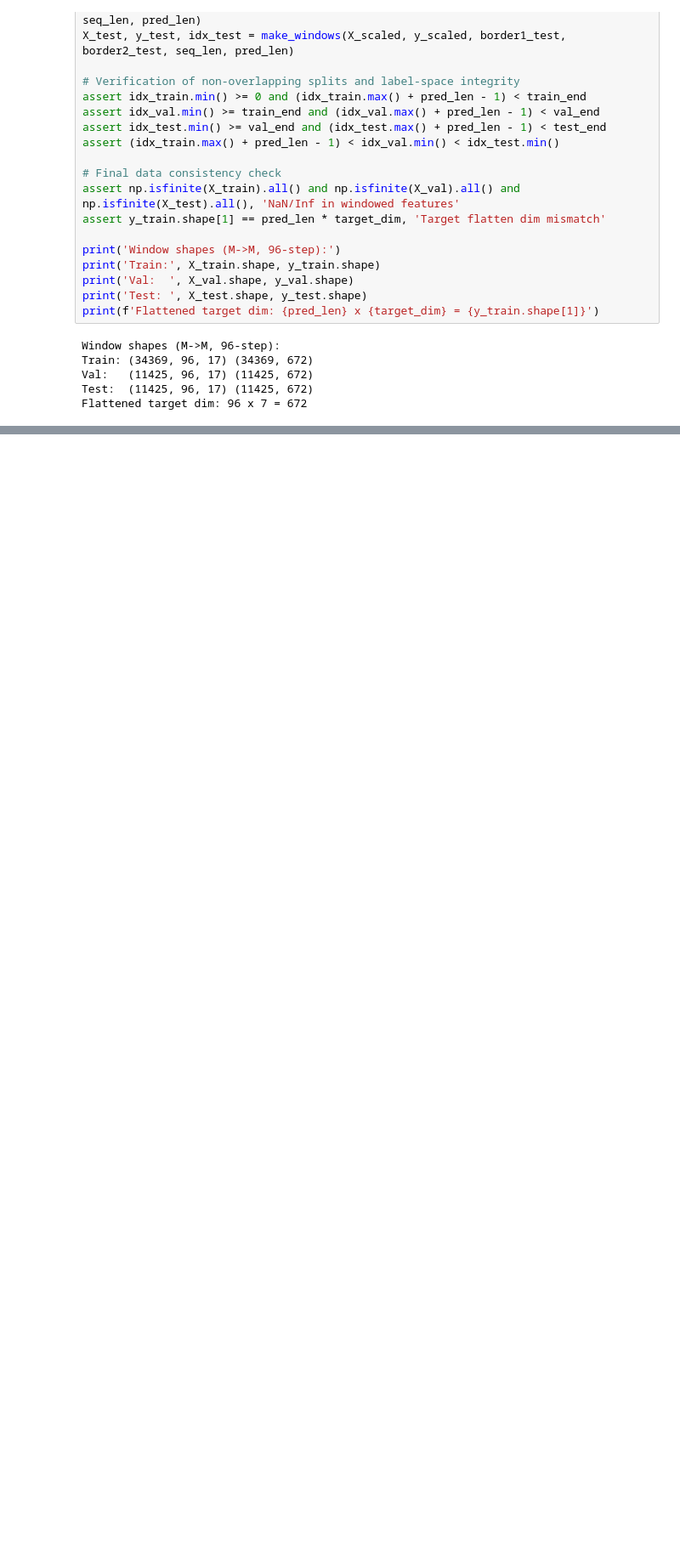
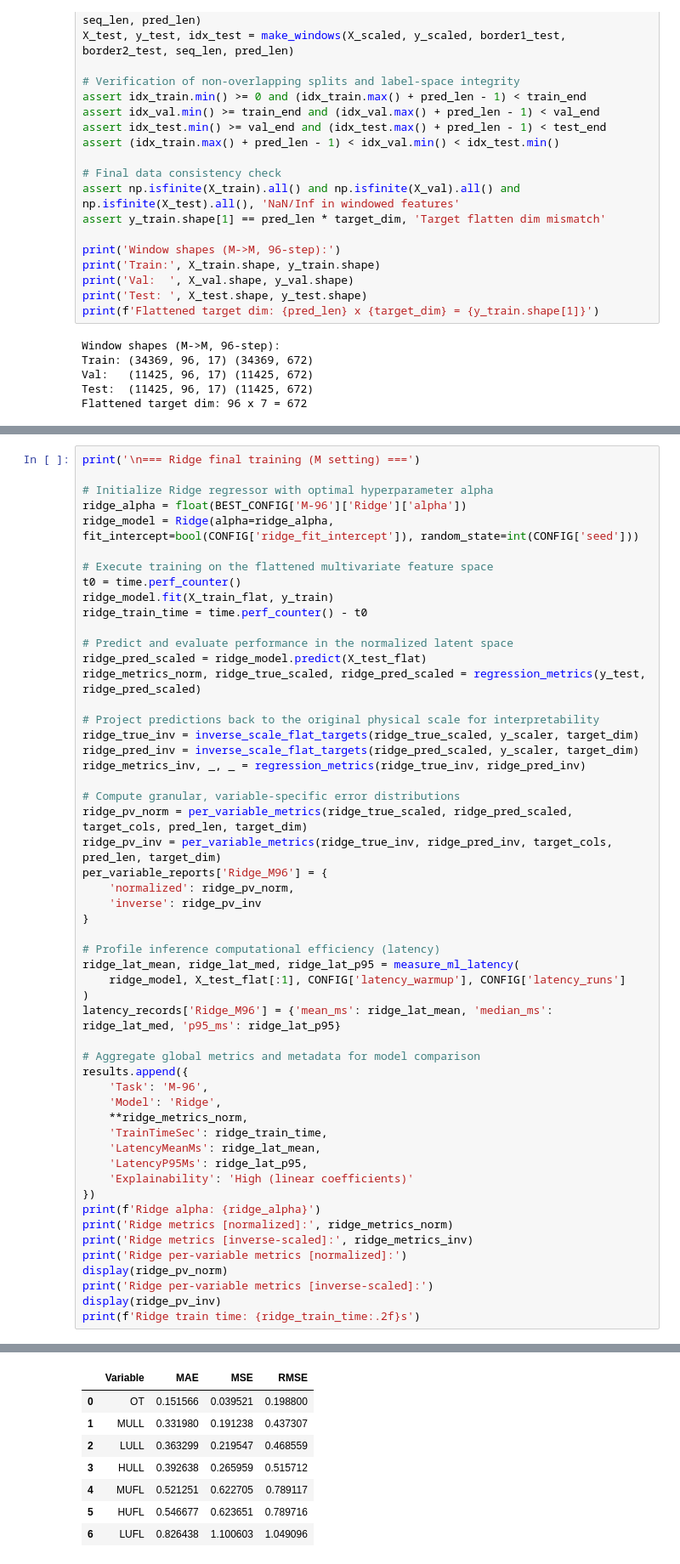
Before and after one commit to Zayne-Feng/ETTm-Forecasting, a Jupyter notebook: ettm1_end_to_end.ipynb, the cells around one changed output, grey strips where cells are left out. Shown at 85% size. Drawn from its saved outputs; the diff is of its cells as text; blank space fills up the shorter version.

```diff
--- a/ettm1_end_to_end.ipynb
+++ b/ettm1_end_to_end.ipynb
@@ -1042,0 +1282,54 @@ Flattened target dim: 96 x 7 = 672
+# %%
+print('\n=== Ridge final training (M setting) ===')
+
+# Initialize Ridge regressor with optimal hyperparameter alpha
+ridge_alpha = float(BEST_CONFIG['M-96']['Ridge']['alpha'])
+ridge_model = Ridge(alpha=ridge_alpha, fit_intercept=bool(CONFIG['ridge_fit_intercept']), random_state=int(CONFIG['seed']))
+
+# Execute training on the flattened multivariate feature space
+t0 = time.perf_counter()
+ridge_model.fit(X_train_flat, y_train)
+ridge_train_time = time.perf_counter() - t0
+
+# Predict and evaluate performance in the normalized latent space
+ridge_pred_scaled = ridge_model.predict(X_test_flat)
+ridge_metrics_norm, ridge_true_scaled, ridge_pred_scaled = regression_metrics(y_test, ridge_pred_scaled)
+
+# Project predictions back to the original physical scale for interpretability
+ridge_true_inv = inverse_scale_flat_targets(ridge_true_scaled, y_scaler, target_dim)
+ridge_pred_inv = inverse_scale_flat_targets(ridge_pred_scaled, y_scaler, target_dim)
+ridge_metrics_inv, _, _ = regression_metrics(ridge_true_inv, ridge_pred_inv)
+
+# Compute granular, variable-specific error distributions
+ridge_pv_norm = per_variable_metrics(ridge_true_scaled, ridge_pred_scaled, target_cols, pred_len, target_dim)
+ridge_pv_inv = per_variable_metrics(ridge_true_inv, ridge_pred_inv, target_cols, pred_len, target_dim)
+per_variable_reports['Ridge_M96'] = {
+    'normalized': ridge_pv_norm,
+    'inverse': ridge_pv_inv
+}
+
+# Profile inference computational efficiency (latency)
+ridge_lat_mean, ridge_lat_med, ridge_lat_p95 = measure_ml_latency(
+    ridge_model, X_test_flat[:1], CONFIG['latency_warmup'], CONFIG['latency_runs']
+)
+latency_records['Ridge_M96'] = {'mean_ms': ridge_lat_mean, 'median_ms': ridge_lat_med, 'p95_ms': ridge_lat_p95}
+
+# Aggregate global metrics and metadata for model comparison
+results.append({
+    'Task': 'M-96',
+    'Model': 'Ridge',
+    **ridge_metrics_norm,
+    'TrainTimeSec': ridge_train_time,
+    'LatencyMeanMs': ridge_lat_mean,
+    'LatencyP95Ms': ridge_lat_p95,
+    'Explainability': 'High (linear coefficients)'
+})
+print(f'Ridge alpha: {ridge_alpha}')
+print('Ridge metrics [normalized]:', ridge_metrics_norm)
+print('Ridge metrics [inverse-scaled]:', ridge_metrics_inv)
+print('Ridge per-variable metrics [normalized]:')
+display(ridge_pv_norm)
+print('Ridge per-variable metrics [inverse-scaled]:')
+display(ridge_pv_inv)
+print(f'Ridge train time: {ridge_train_time:.2f}s')
+# %% [output]
@@ -1042,0 +1341,8 @@ Flattened target dim: 96 x 7 = 672
+|  | Variable | MAE | MSE | RMSE |
+| 0 | OT | 0.151566 | 0.039521 | 0.198800 |
+| 1 | MULL | 0.331980 | 0.191238 | 0.437307 |
+| 2 | LULL | 0.363299 | 0.219547 | 0.468559 |
+| 3 | HULL | 0.392638 | 0.265959 | 0.515712 |
+| 4 | MUFL | 0.521251 | 0.622705 | 0.789117 |
+| 5 | HUFL | 0.546677 | 0.623651 | 0.789716 |
+| 6 | LUFL | 0.826438 | 1.100603 | 1.049096 |
```
Also changed, not shown: parts of 8 cells of this notebook, 3 other files.
